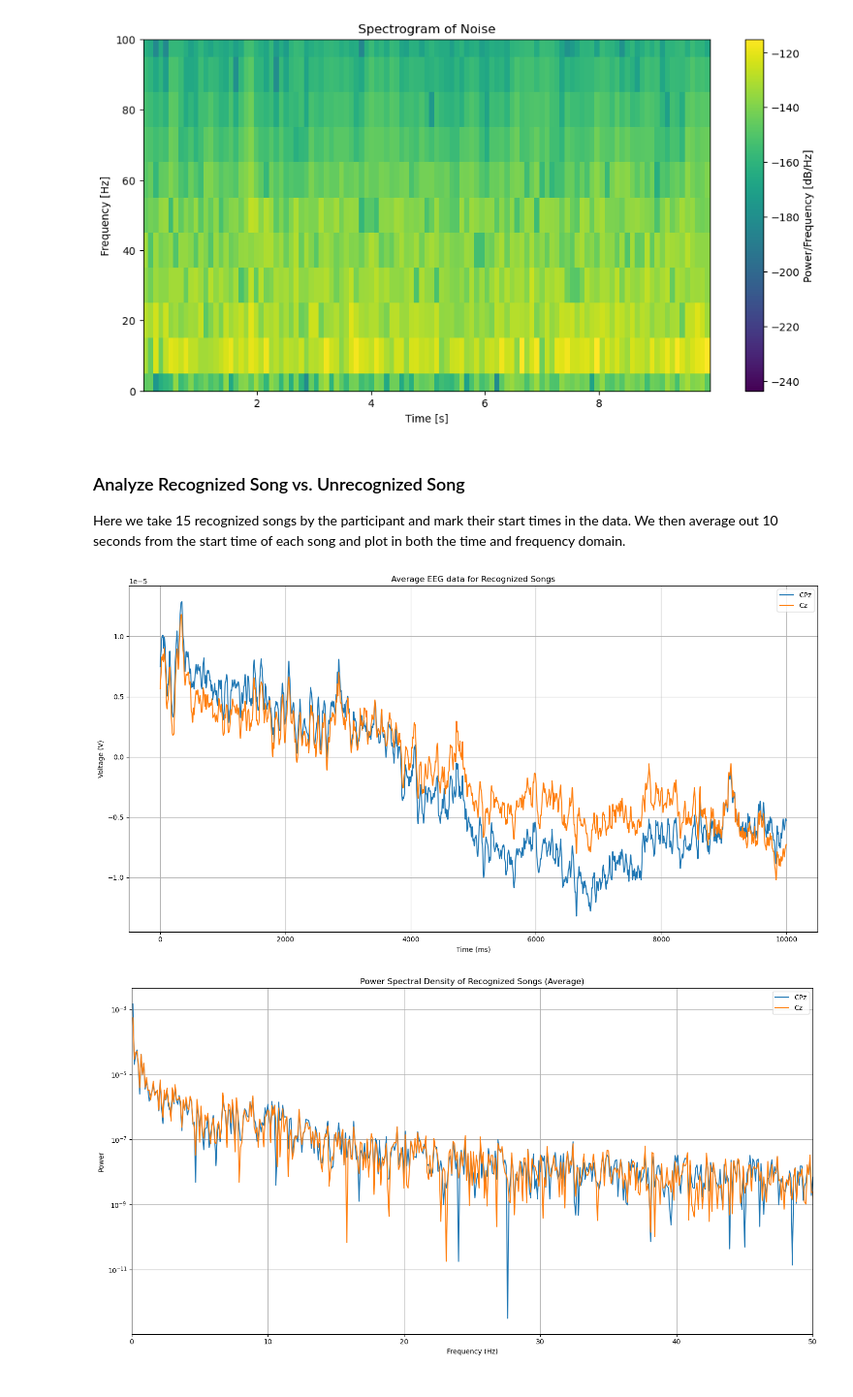
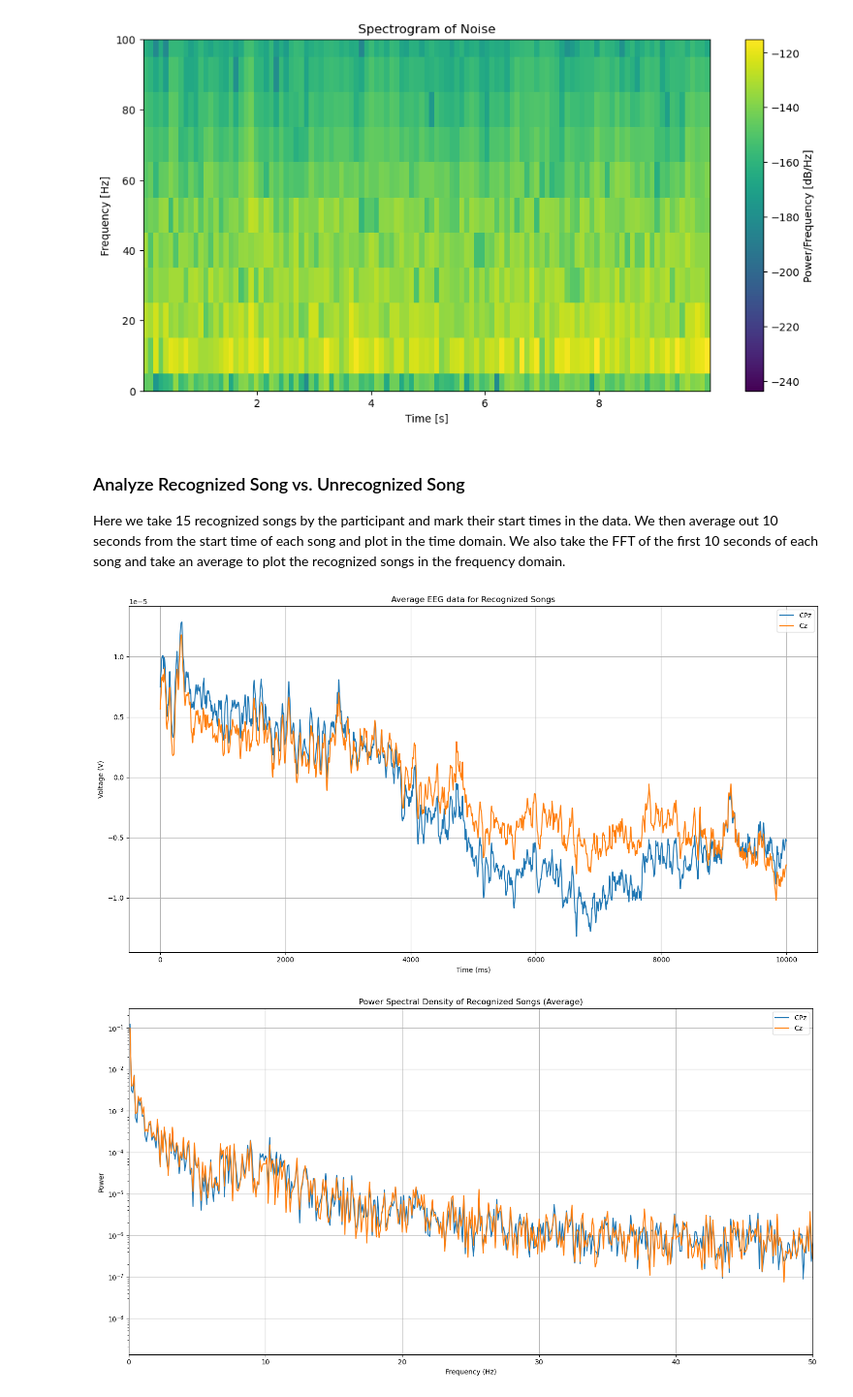
Before and after one commit to gregoryweber/cogs-118c-song-familiarity, a Jupyter notebook: main.ipynb, the cells around one changed output. Shown at 97% size. Saved outputs shown, nothing was run; the diff lists cells and outputs as text; code cells hidden in the pictures.

Commit message:
added extra notes and changed frequency graphs

```diff
--- a/main.ipynb
+++ b/main.ipynb
@@ -273,7 +278,7 @@ plt.show()
 # %% [markdown]
 ### Analyze Recognized Song vs. Unrecognized Song
 
-Here we take 15 recognized songs by the participant and mark their start times in the data. We then average out 10 seconds from the start time of each song and plot in both the time and frequency domain.
+Here we take 15 recognized songs by the participant and mark their start times in the data. We then average out 10 seconds from the start time of each song and plot in the time domain. We also take the FFT of the first 10 seconds of each song and take an average to plot the recognized songs in the frequency domain.
 # %%
 # Take 10 recognized songs in subject 1 and average the data
 
@@ -296,6 +301,7 @@ sub1_recognized_song_times = [203429, 229869, 270495, 360080, 664854, 957749, 13
 
 # Initialize array to store averaged data
 average_recognized = np.zeros((len(file_filt_ref.ch_names), 10000))  # 10 seconds at 1000Hz
+average_freq = np.zeros((len(file_filt_ref.ch_names), 10000))
 
 # For each recognized song time
 for time in sub1_recognized_song_times:
@@ -303,41 +309,43 @@ for time in sub1_recognized_song_times:
   end = time + 10000
   data, times = file_filt_ref[:, start:end]
   average_recognized += data
+  average_freq += np.abs(np.fft.fft(average_recognized)) ** 2
 
 # Average across all songs
 average_recognized /= len(sub1_recognized_song_times)
+average_freq /= len(sub1_recognized_song_times)
 
 plt.figure(figsize=(15, 8))
 for i in channel_indices:
   plt.plot(np.arange(10000), average_recognized[i], label=channel_names[i])
 plt.xlabel('Time (ms)')
 plt.ylabel('Voltage (V)')
 plt.title('Average EEG data for Recognized Songs')
 plt.grid(True)
 plt.legend(bbox_to_anchor=(1.05, 1), loc='upper right')
 plt.legend(loc='upper right')
 plt.tight_layout()
 plt.show()
 
 # Calculate FFT
 frequencies = np.fft.fftfreq(len(average_recognized[0]), 1/1000)
 fft_data = np.fft.fft(average_recognized)
 fft_data = np.abs(fft_data)**2
 
 # Plot FFT for all channels
 plt.figure(figsize=(15, 8))
 for i in channel_indices:
-  plt.plot(frequencies[frequencies > 0], fft_data[i, frequencies > 0], label=channel_names[i])
+  plt.plot(frequencies[frequencies > 0], average_freq[i, frequencies > 0], label=channel_names[i])
 plt.xlabel('Frequency (Hz)')
 plt.ylabel('Power')
 plt.title('Power Spectral Density of Recognized Songs (Average)')
 plt.yscale('log')
 plt.xlim([0, 50])
 plt.grid(True)
 plt.legend(bbox_to_anchor=(1.05, 1), loc='upper left')
 plt.legend(loc='upper right')
 plt.tight_layout()
 # %% [output]
 [figure]
-[figure, old version]
+[figure, new version]
 # %% [markdown]
```
Also changed, not shown: parts of 6 cells of this notebook.
